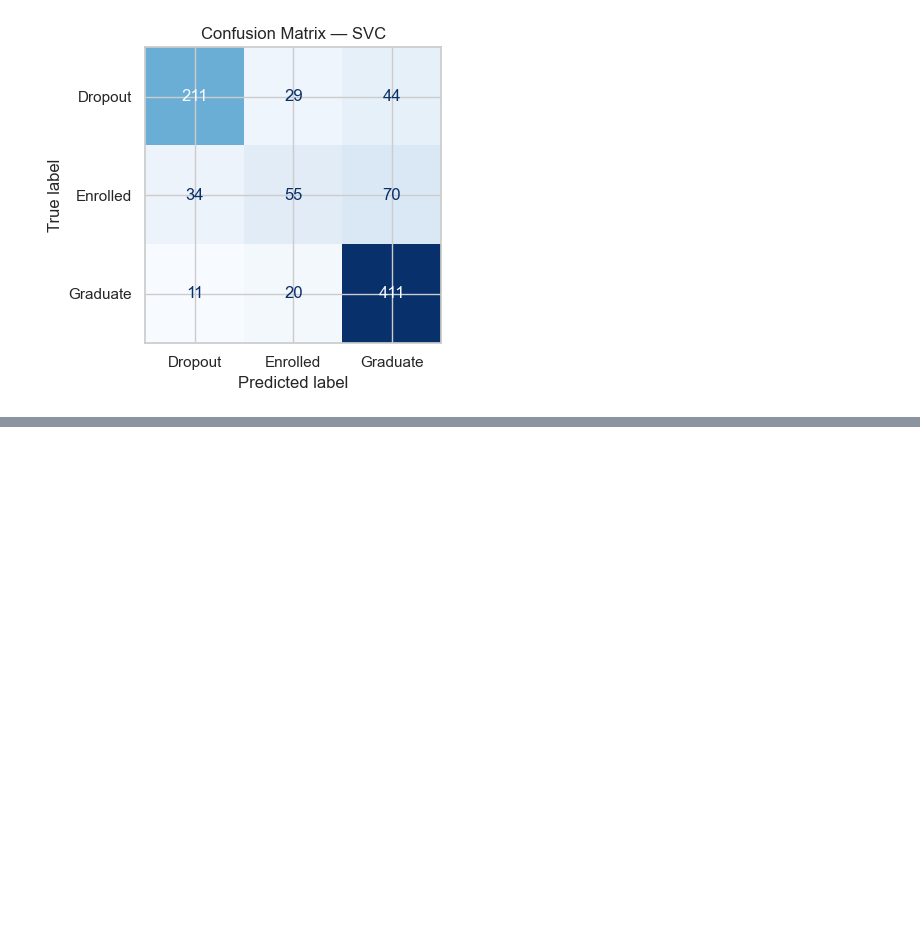
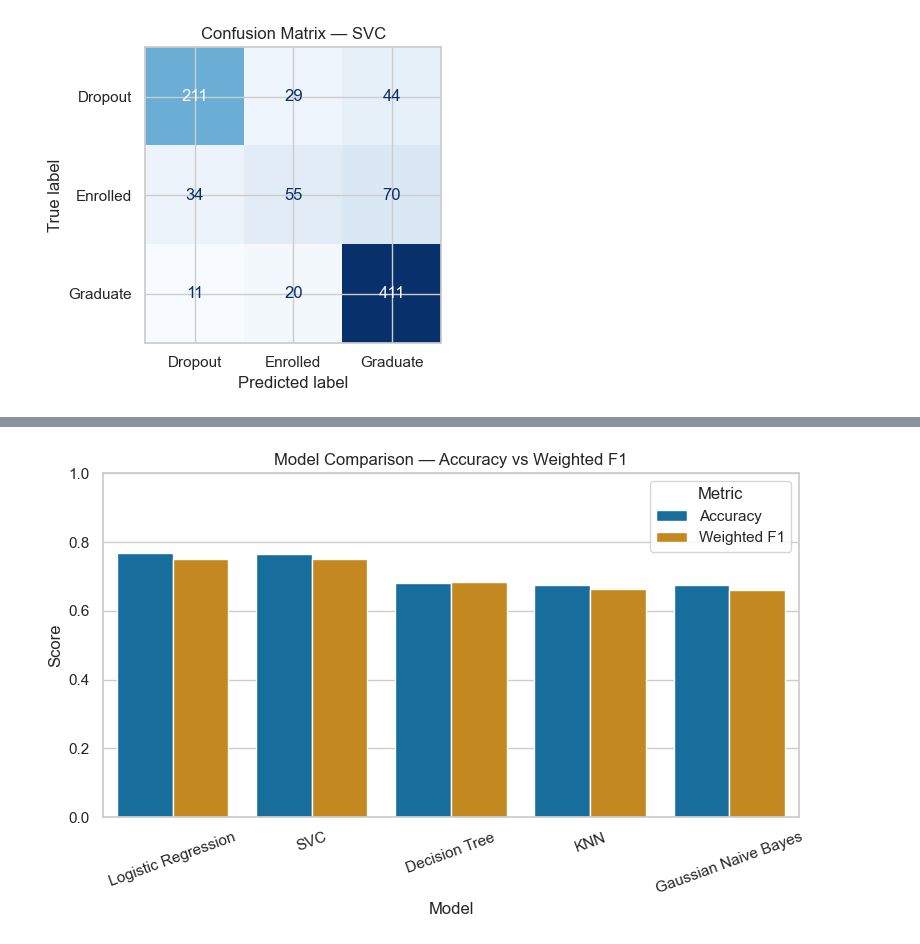
Before and after one commit to mith-sen/ML_Case_Study, a Jupyter notebook: notebooks/classification.ipynb, the cells around one changed output, grey strips where cells are left out. Drawn from its saved outputs; the diff is of its cells as text; code cells hidden in the pictures; blank space fills up the shorter version.

Commit message:
Add Preliminary Comparison Table and summary

```diff
--- a/notebooks/classification.ipynb
+++ b/notebooks/classification.ipynb
@@ -510,0 +515,3 @@ Weighted F1   : 0.7505
+# %%
+comparison_df = pd.DataFrame(results).sort_values(by="Weighted F1", ascending=False).reset_index(drop=True)
+comparison_df
@@ -510,0 +526,14 @@ Weighted F1   : 0.7505
+# %%
+fig, ax = plt.subplots(figsize=(8, 5))
+comparison_melted = comparison_df.melt(id_vars="Model", value_vars=["Accuracy", "Weighted F1"],
+                                        var_name="Metric", value_name="Score")
+sns.barplot(data=comparison_melted, x="Model", y="Score", hue="Metric", ax=ax, palette="colorblind")
+ax.set_title("Model Comparison — Accuracy vs Weighted F1")
+ax.set_xlabel("Model")
+ax.set_ylabel("Score")
+ax.set_ylim(0, 1)
+plt.xticks(rotation=20)
+plt.tight_layout()
+plt.show()
+# %% [output]
+[figure, added]
```
Also changed, not shown: parts of 3 cells of this notebook.
